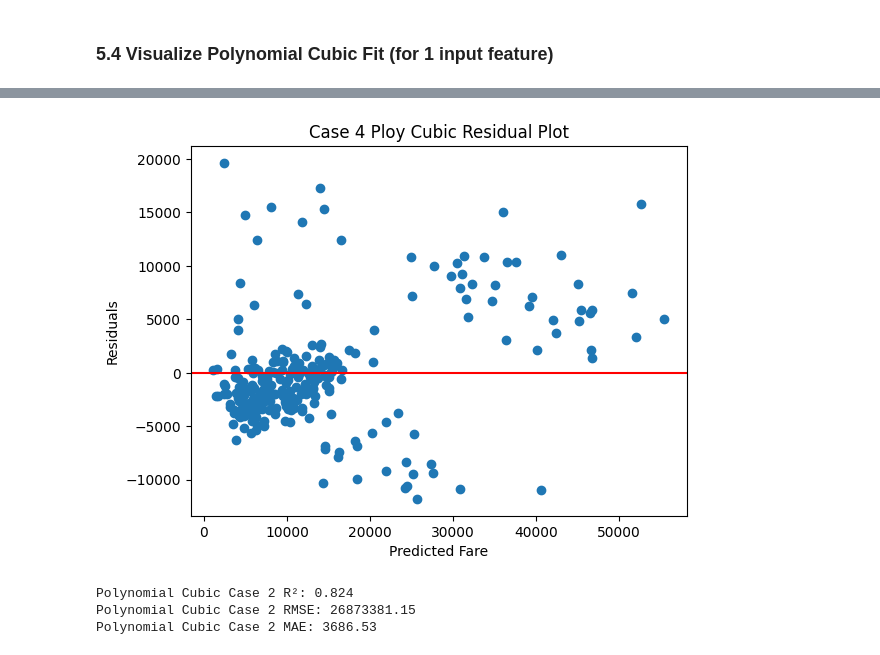
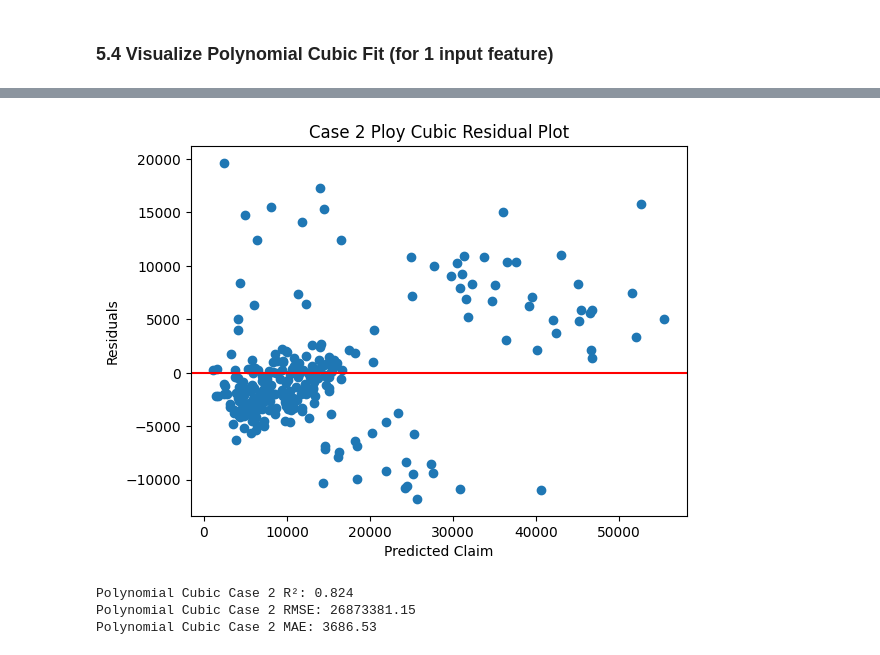
Before and after one commit to hrawp/applied-ml-hrawp, a Jupyter notebook: notebooks/final/regression_aaron.ipynb, the cells around one changed output, grey strips where cells are left out. Saved outputs shown, nothing was run; the diff lists cells and outputs as text; code cells hidden in the pictures.

```diff
--- a/notebooks/final/regression_aaron.ipynb
+++ b/notebooks/final/regression_aaron.ipynb
@@ -440,13 +407,13 @@ plt.show()
 # %%
 residuals = y2_test - y2cubic_pred_poly
 plt.scatter(ycase1_pred_poly, residuals)
 plt.axhline(0, color='red')
 plt.xlabel("Predicted Claim")
 plt.ylabel("Residuals")
-plt.title("Case 4 Ploy Cubic Residual Plot")
+plt.title("Case 2 Ploy Cubic Residual Plot")
 plt.show()
 # %% [output]
-[figure, old version]
+[figure, new version]
 # %%
 def report(name, y_true, y_pred):
     print(f"{name} R²: {r2_score(y_true, y_pred):.3f}")
```
Also changed, not shown: parts of 10 cells of this notebook.
